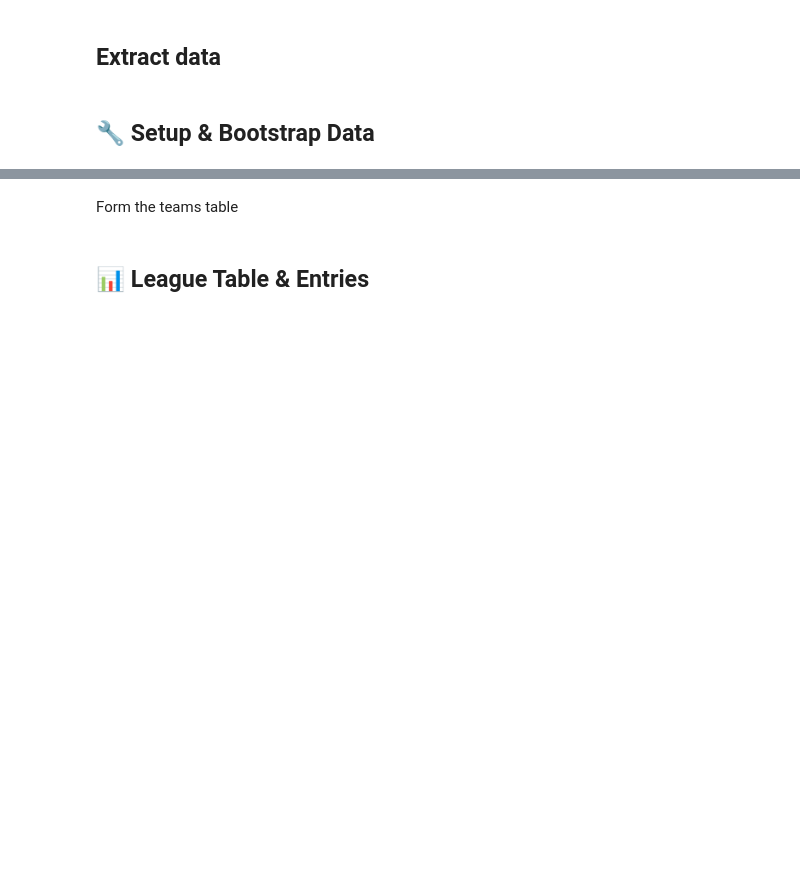
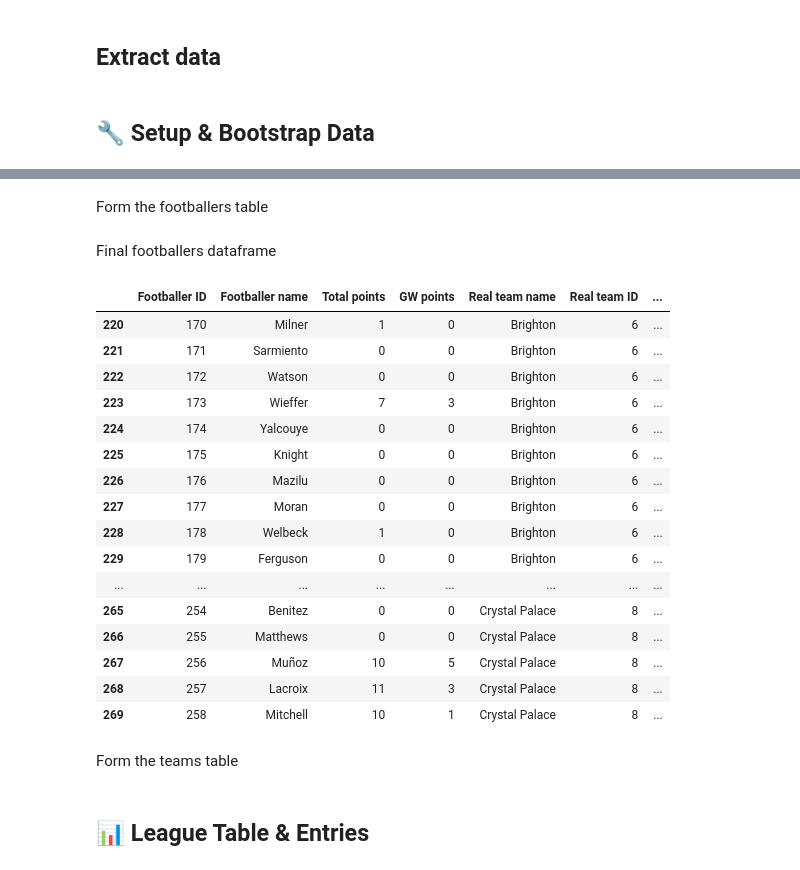
Before and after one commit to Muhammad-Daniyal-18/FPL, a Jupyter notebook: fpl_roundup.ipynb, the cells around one changed output, grey strips where cells are left out. Saved outputs shown, nothing was run; the diff lists cells and outputs as text; code cells hidden in the pictures; blank space fills up the shorter version.

```diff
--- a/fpl_roundup.ipynb
+++ b/fpl_roundup.ipynb
@@ -65,0 +68,11 @@ def get_full_league_standings_and_name(league_id: int):
+# %%
+league, league_name = get_full_league_standings_and_name(league_id)
+entries = [team["entry"] for team in league]
+gw = current_gw
+
+all_picks = []
+for entry_id in entries:
+    picks = requests.get(f"{BASE_URL}/entry/{entry_id}/event/{gw}/picks/").json()
+    all_picks.append(picks)
+# %% [markdown]
+Form the footballers table
@@ -66,3 +126,25 @@ def get_full_league_standings_and_name(league_id: int):
+# %% [markdown]
+Final footballers dataframe
+# %%
+df_footballers.iloc[220:270]
+# %% [output]
+|  | Footballer ID | Footballer name | Total points | GW points | Real team name | Real team ID | ... |
+| 220 | 170 | Milner | 1 | 0 | Brighton | 6 | ... |
+| 221 | 171 | Sarmiento | 0 | 0 | Brighton | 6 | ... |
+| 222 | 172 | Watson | 0 | 0 | Brighton | 6 | ... |
+| 223 | 173 | Wieffer | 7 | 3 | Brighton | 6 | ... |
+| 224 | 174 | Yalcouye | 0 | 0 | Brighton | 6 | ... |
+| 225 | 175 | Knight | 0 | 0 | Brighton | 6 | ... |
+| 226 | 176 | Mazilu | 0 | 0 | Brighton | 6 | ... |
+| 227 | 177 | Moran | 0 | 0 | Brighton | 6 | ... |
+| 228 | 178 | Welbeck | 1 | 0 | Brighton | 6 | ... |
+| 229 | 179 | Ferguson | 0 | 0 | Brighton | 6 | ... |
+| ... | ... | ... | ... | ... | ... | ... | ... |
+| 265 | 254 | Benitez | 0 | 0 | Crystal Palace | 8 | ... |
+| 266 | 255 | Matthews | 0 | 0 | Crystal Palace | 8 | ... |
+| 267 | 256 | Muñoz | 10 | 5 | Crystal Palace | 8 | ... |
+| 268 | 257 | Lacroix | 11 | 3 | Crystal Palace | 8 | ... |
+| 269 | 258 | Mitchell | 10 | 1 | Crystal Palace | 8 | ... |
 # %% [markdown]
 Form the teams table
 # %% [markdown]
```
Also changed, not shown: parts of 42 cells of this notebook.
